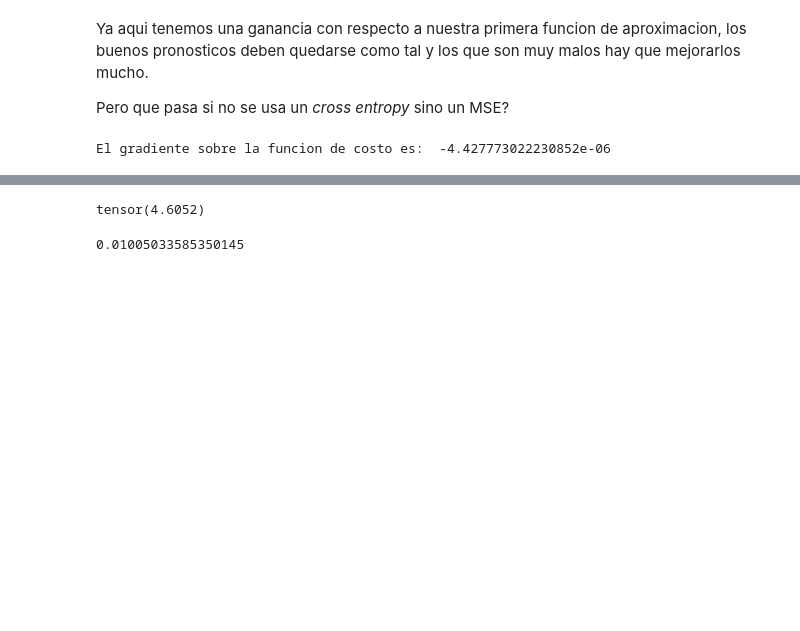
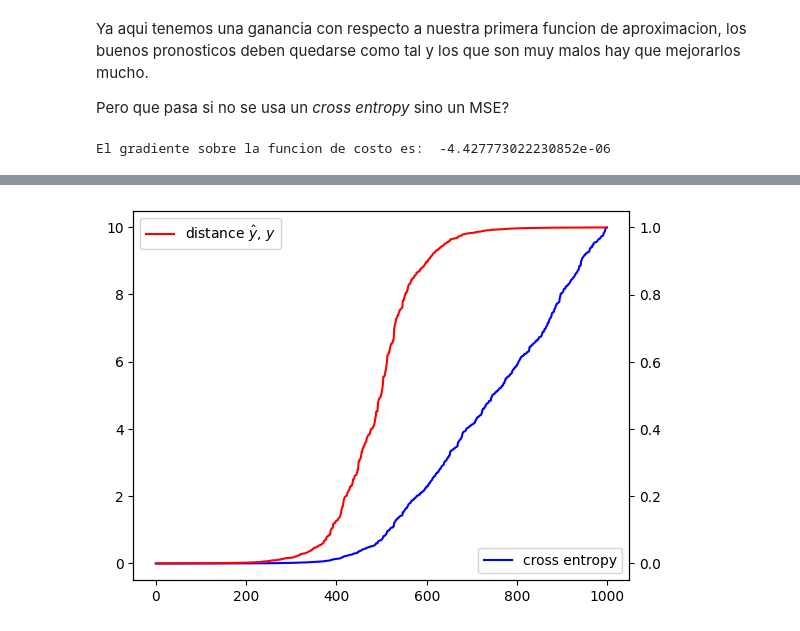
Before and after one commit to fabiogomez11c/hundred_concepts, a Jupyter notebook: deep_feedforward_networks.ipynb, the cells around one changed output, grey strips where cells are left out. Cells and saved outputs as stored; diff of their text form; code cells hidden in the pictures; blank space fills up the shorter version.

```diff
--- a/deep_feedforward_networks.ipynb
+++ b/deep_feedforward_networks.ipynb
@@ -143,7 +143,7 @@ plt.show()
 # %%
 # y se puede obtener el cross entropy de la siguiente forma
 def cross_entropy(y_true, y_estimated):
-    return -np.sum(y_true*np.log(y_estimated))
+    return -np.sum(y_true*np.log(y_estimated) + ((1 - y_true)*np.log(1 - y_estimated)))
 
 print(cross_entropy(y, y_hat))
 # %% [output]
@@ -326,13 +285,0 @@ loss = torch.nn.BCELoss()
-# %%
-m = nn.Sigmoid()
-loss = nn.BCELoss()
-inputt = torch.from_numpy(np.array([0.01]))
-target = torch.from_numpy(np.array([1]))
-output = loss(inputt.to(torch.float32), target.to(torch.float32))
-print(output)
-# %% [output]
-tensor(4.6052)
-# %%
--np.log(0.99)
-# %% [output]
-0.01005033585350145
@@ -340,0 +286,25 @@ estimated_fn(10)
+# %%
+# creacion de multiples resultados de la red para luego calcular el cross entropy
+hs = np.random.uniform(-10, 10, 1000)
+y_hats = np.array(list(map(estimated_fn, hs)))
+ys = np.random.randint(0, 2, 1000)
+yhs = list(zip(ys, y_hats))
+
+def cross_entropy(params):
+    return -np.sum(params[0]*np.log(params[1]) + ((1 - params[0])*np.log(1 - params[1])))
+
+ces = np.array(list(map(cross_entropy, yhs)))
+data = list(zip(ces, ys, y_hats))
+# sort by cross entropy para ver el comporamiento de la funcion de costo
+data.sort(key=lambda x: x[0])
+# %%
+plt.plot(np.array(data)[:, 0], label='cross entropy', color='blue')
+plt.legend(loc='lower right')
+# plot true values in second axis
+plt.twinx()
+# plot the distance between the true value and the predicted value
+plt.plot(np.abs(np.array(data)[:, 1] - np.array(data)[:, 2]), label='distance $\hat{y}$, $y$', color='red')
+plt.legend(loc='upper left')
+plt.show()
+# %% [output]
+[figure, added]
```
Also changed, not shown: parts of 14 cells of this notebook.
